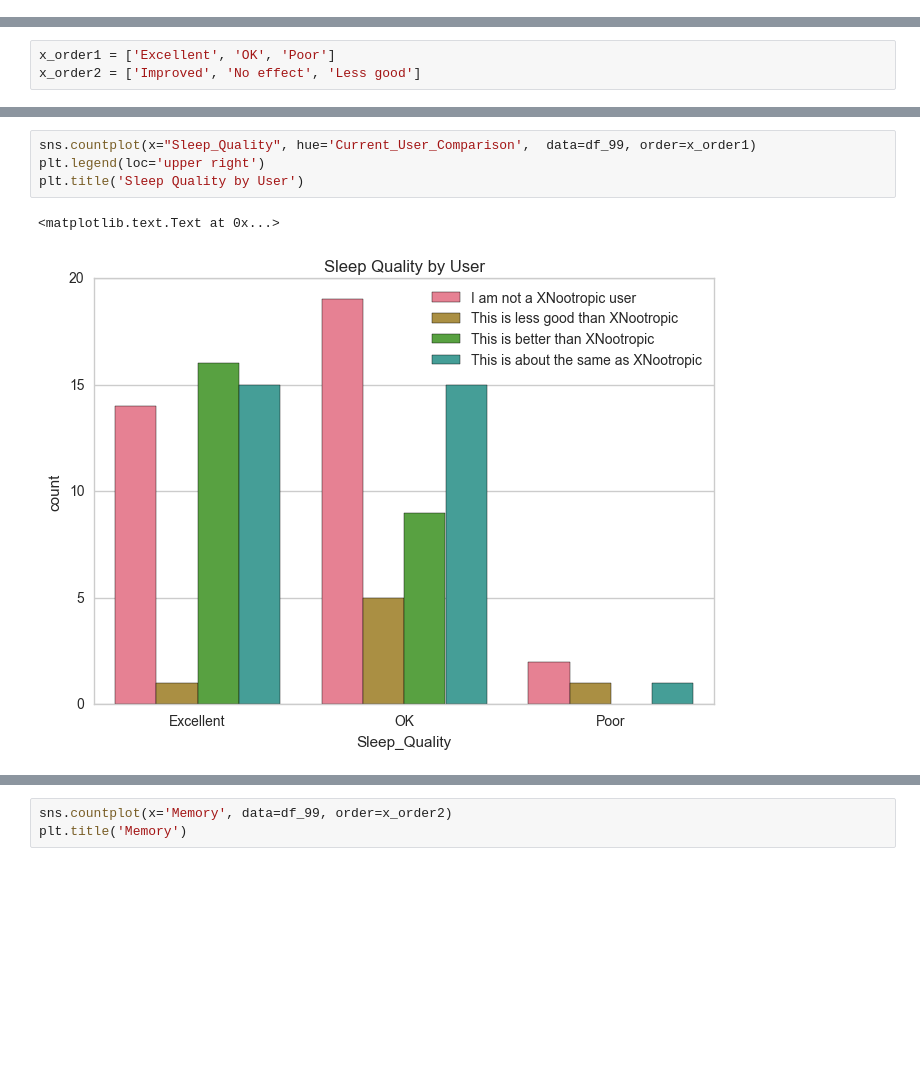
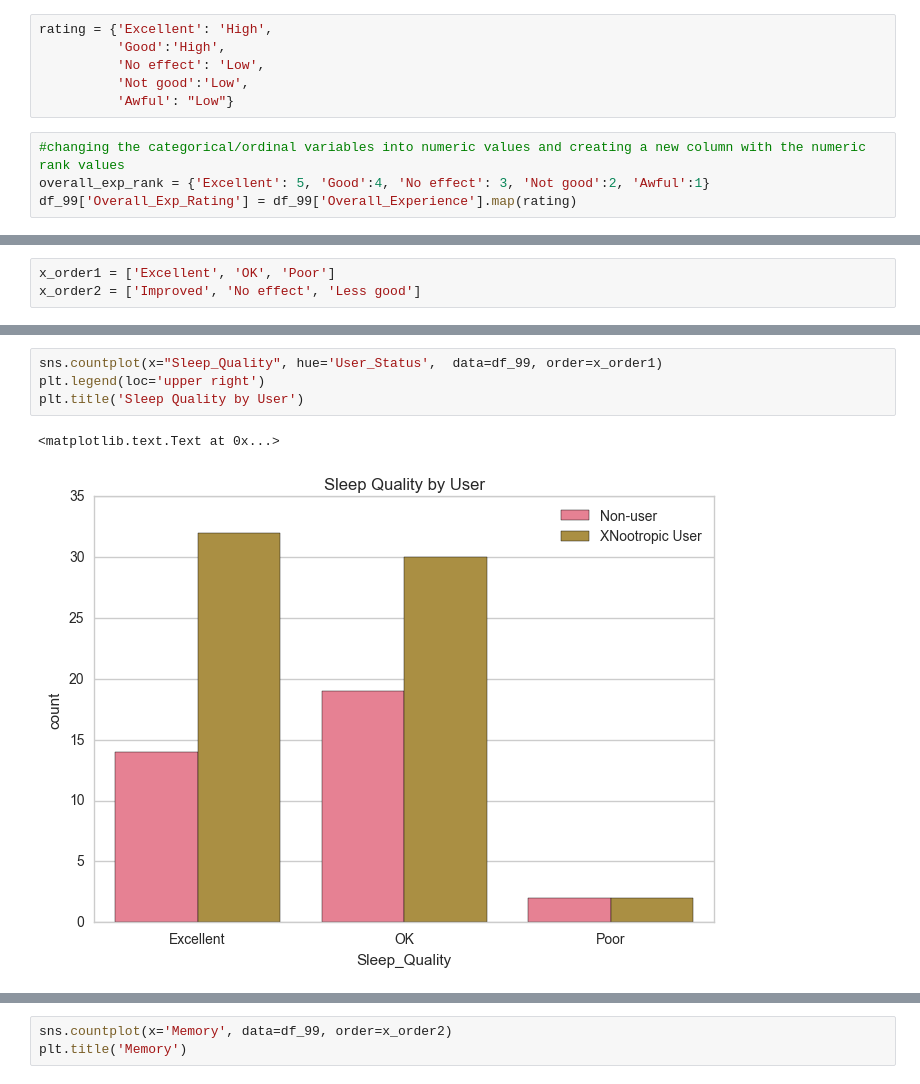
Before and after one commit to s-leung/NootropicProject, a Jupyter notebook: EDA.ipynb, the cells around one changed output, grey strips where cells are left out. Saved outputs shown, nothing was run; the diff lists cells and outputs as text; blank space fills up the shorter version.

```diff
--- a/EDA.ipynb
+++ b/EDA.ipynb
@@ -201,0 +256,10 @@ plt.title('Overall Experience by User')
+# %%
+rating = {'Excellent': 'High',
+          'Good':'High',
+          'No effect': 'Low',
+          'Not good':'Low',
+          'Awful': "Low"}
+# %%
+#changing the categorical/ordinal variables into numeric values and creating a new column with the numeric rank values
+overall_exp_rank = {'Excellent': 5, 'Good':4, 'No effect': 3, 'Not good':2, 'Awful':1}
+df_99['Overall_Exp_Rating'] = df_99['Overall_Experience'].map(rating)
@@ -211,7 +284,7 @@ plt.title('Sleep Quality')
 # %%
-sns.countplot(x="Sleep_Quality", hue='Current_User_Comparison',  data=df_99, order=x_order1)
+sns.countplot(x="Sleep_Quality", hue='User_Status',  data=df_99, order=x_order1)
 plt.legend(loc='upper right')
 plt.title('Sleep Quality by User')
 # %% [output]
 <matplotlib.text.Text at 0x...>
-[figure, old version]
+[figure, new version]
```
Also changed, not shown: parts of 63 cells of this notebook, 1 other file.
